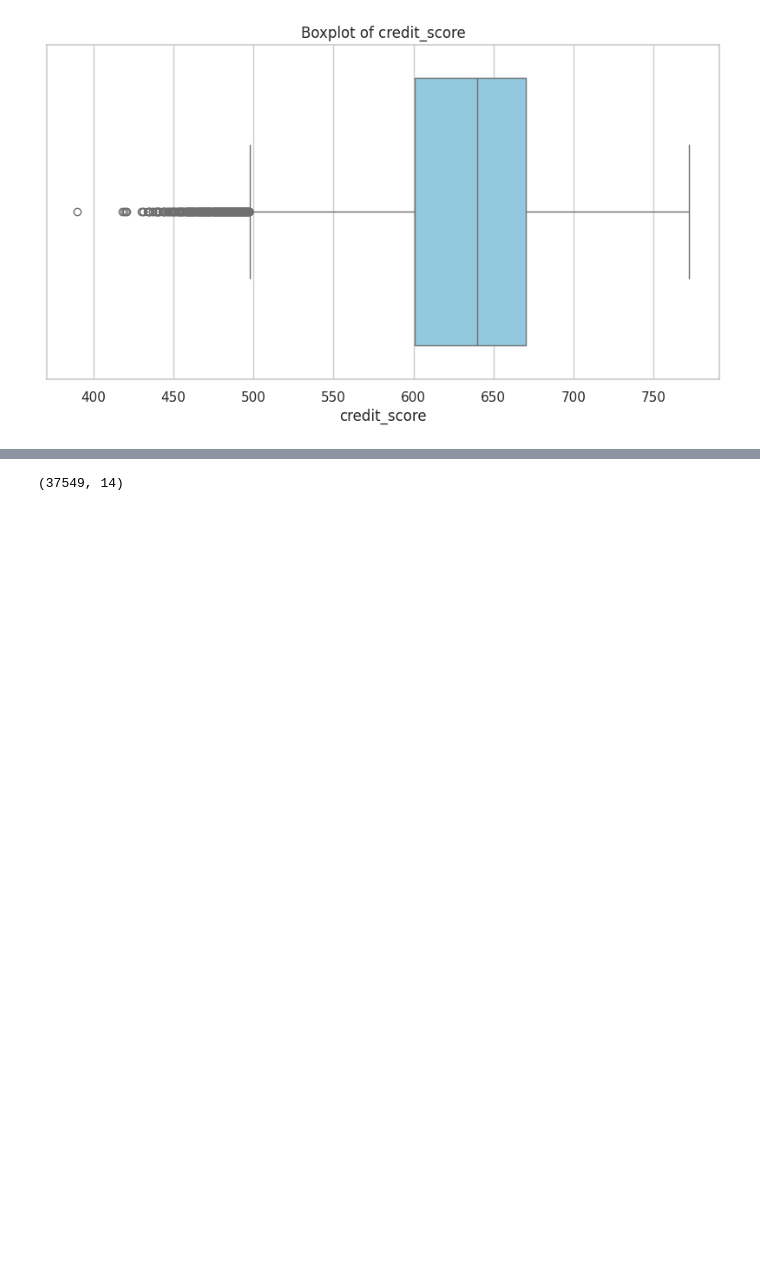
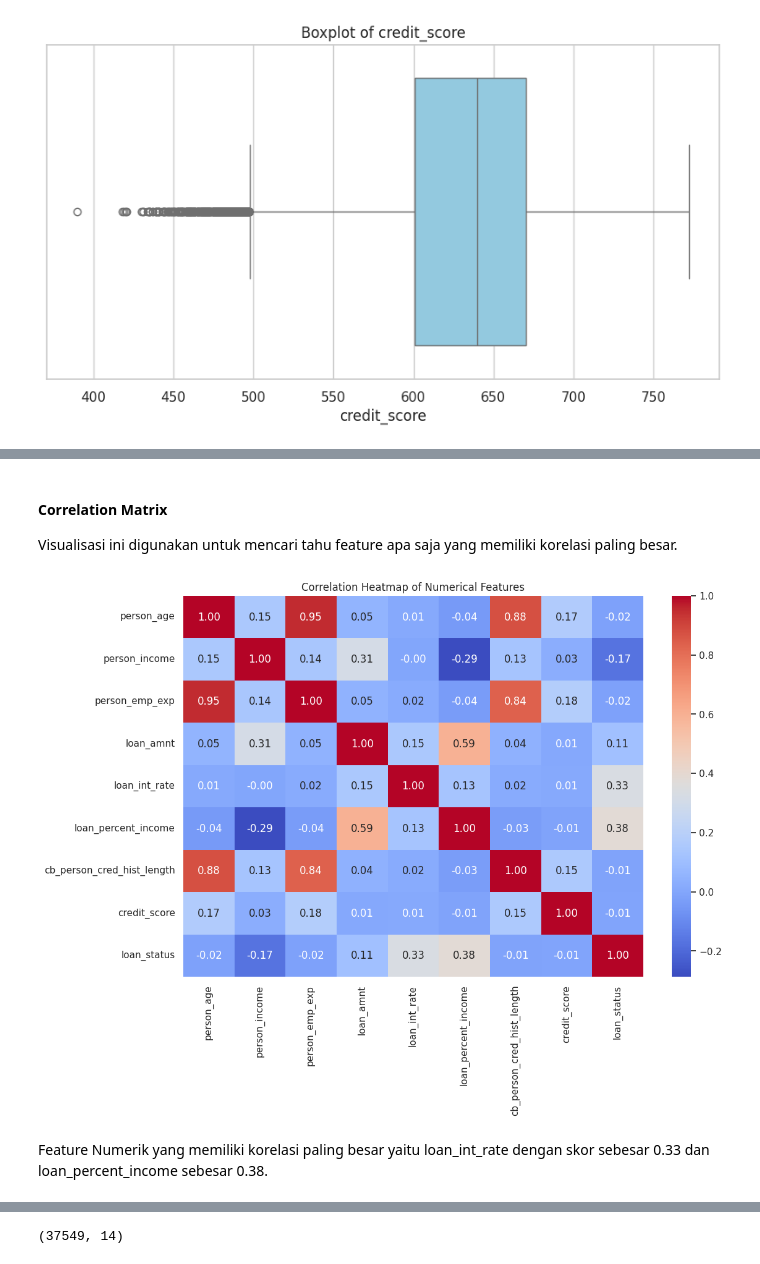
Before and after one commit to wahyudhiasatwika/Loan-Approval_Prediction-Analytics, a Jupyter notebook: DBS_Machine_Learning_Terapan_Wahyu_Dhia_Satwika_Submission1.ipynb, the cells around one changed output, grey strips where cells are left out. Drawn from its saved outputs; the diff is of its cells as text; code cells hidden in the pictures; blank space fills up the shorter version.

```diff
--- a/DBS_Machine_Learning_Terapan_Wahyu_Dhia_Satwika_Submission1.ipynb
+++ b/DBS_Machine_Learning_Terapan_Wahyu_Dhia_Satwika_Submission1.ipynb
@@ -199,0 +316,18 @@ Di beberapa visual boxplot terdapat banyak sekali outlier. Oleh karena itu, untu
+# %% [markdown]
+#### Correlation Matrix
+
+Visualisasi ini digunakan untuk mencari tahu feature apa saja yang memiliki korelasi paling besar.
+# %%
+numeric_df = data_fixed.select_dtypes(include=['number'])
+
+plt.figure(figsize=(12, 8))
+correlation_matrix = numeric_df.corr()
+
+# Heatmap correlation matrix
+sns.heatmap(correlation_matrix, annot=True, cmap="coolwarm", fmt=".2f")
+plt.title("Correlation Heatmap of Numerical Features")
+plt.show()
+# %% [output]
+[figure, added]
+# %% [markdown]
+Feature Numerik yang memiliki korelasi paling besar yaitu loan_int_rate dengan skor sebesar 0.33 dan loan_percent_income sebesar 0.38.
```
Also changed, not shown: parts of 30 cells of this notebook, 11 other files.
